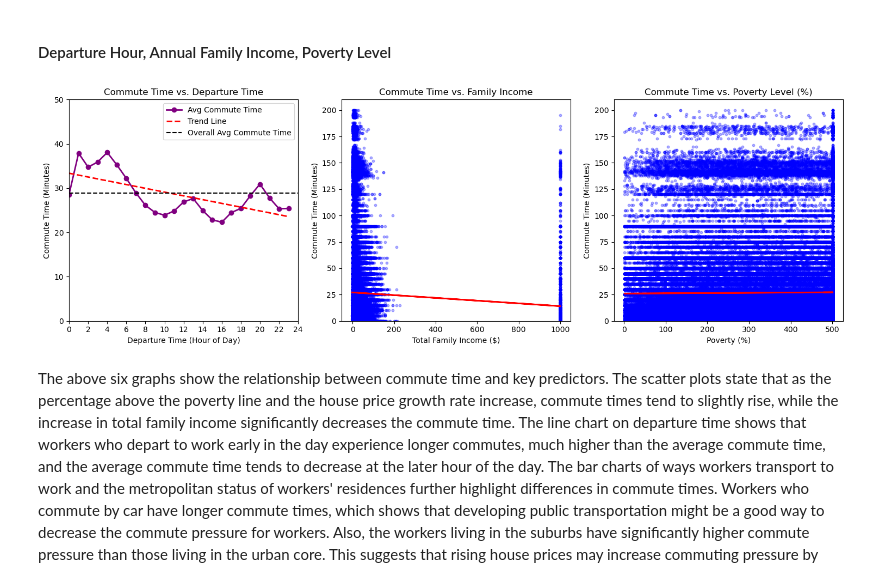
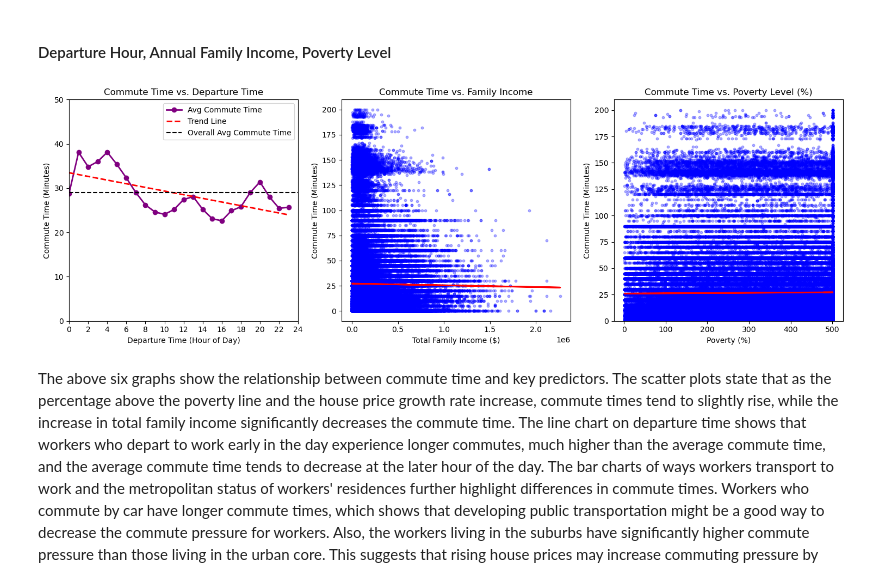
Before and after one commit to ECO225-W2025/eco225-project-code-DianaShen1224, a Jupyter notebook: Code/codebook.ipynb, the cells around one changed output. Saved outputs shown, nothing was run; the diff lists cells and outputs as text; code cells hidden in the pictures.

```diff
--- a/Code/codebook.ipynb
+++ b/Code/codebook.ipynb
@@ -103,6 +89,7 @@ Processing the MULTYEAR variable to identify the actual year of the survey in mu
 census_data['MULTYEAR'] = census_data['MULTYEAR'].fillna(census_data['YEAR'])
 census_data['MULTYEAR'] = census_data.MULTYEAR.astype(int)
 census_data= census_data[census_data['TRANTIME'] != 888]
+census_data= census_data[census_data['POVERTY'] != 0]
 # %% [markdown]
 ### Create New Columns
 # %% [markdown]
@@ -121,11 +104,14 @@ hp_melted.sort_values(by=['RegionID', 'Date'], inplace=True)
 january_data = hp_melted[hp_melted['Date'].dt.month == 1]
 december_data = hp_melted[hp_melted['Date'].dt.month == 12]
 
-yearly_data = pd.merge(january_data, december_data, on=['RegionID', 'Year'], suffixes=('_start', '_end'))
+yearly_data = pd.merge(january_data, december_data, on=['RegionID',
+                                                        'Year'],
+                       suffixes=('_start', '_end'))
 
-yearly_data['Yearly_Growth_Rate'] = ((yearly_data['Zillow Home Value Index (ZHVI)_end'] -
-                                      yearly_data['Zillow Home Value Index (ZHVI)_start']) /
-                                      yearly_data['Zillow Home Value Index (ZHVI)_start']) * 100
+yearly_data['Yearly_Growth_Rate'] = (
+    (yearly_data['Zillow Home Value Index (ZHVI)_end'] -
+  yearly_data['Zillow Home Value Index (ZHVI)_start']) /
+  yearly_data['Zillow Home Value Index (ZHVI)_start']) * 100
 yearly_data = yearly_data[['RegionID', 'Year', 'Yearly_Growth_Rate']]
 hp_meltedyear = pd.merge(hp_melted, yearly_data, on=['RegionID', 'Year'], how='left')
 hp_meltedyear.drop(columns=['Date'], inplace=True)
@@ -253,12 +225,14 @@ resultmerge = resultmerge.dropna()
 # %% [markdown]
 ### Filter Columns
 # %%
+resultmerge = resultmerge.rename(columns={'FTOTINC': 'Total Family Income'})
 columns_to_keep = [
-   'METRO', 'POVERTY', 'Work Transportation','Income Category','DEPARTS_CATEGORY',
-    'TRANTIME', 'DEPARTS', 'tFTOTINC',
-    'Year', 'RegionName', 'State', 'Metro','Yearly_Growth_Rate'
+    'METRO', 'POVERTY', 'Work Transportation', 'Income_Category', 'DEPARTS_CATEGORY',
+    'TRANTIME', 'DEPARTS', 'Total Family Income',
+    'Year', 'RegionName', 'State', 'Metro', 'Yearly_Growth_Rate',
+    'PWSTATE2', 'PWCOUNTY', 'STATEFIP', 'COUNTYFIP'
 ]
+
 resultmerge = resultmerge[columns_to_keep]
-resultmerge = pd.DataFrame(resultmerge)
 # %% [markdown]
 ## Summary Statistics Tables
@@ -469,40 +441,49 @@ axes[0].set_title("Commute Time vs. Departure Time")
 axes[0].set_xlabel("Departure Time (Hour of Day)")
 axes[0].set_ylabel("Commute Time (Minutes)")
 axes[0].set_xticks(range(0, 25, 2))
 axes[0].set_xlim(0, 24)
 axes[0].set_ylim(0, 50)
-axes[0].axhline(y=df["TRANTIME"].mean(), color="black", linestyle="--", label="Overall Avg Commute Time")
+axes[0].axhline(y=df["TRANTIME"].mean(),
+                color="black", linestyle="--",
+                label="Overall Avg Commute Time")
 axes[0].legend()
 
-X1 = resultmerge["tFTOTINC"].values.reshape(-1, 1)
+X1 = resultmerge["Total Family Income"].values.reshape(-1, 1)
 y1 = resultmerge["TRANTIME"].values.reshape(-1, 1)
 lr1 = LinearRegression().fit(X1, y1)
 y_pred1 = lr1.predict(X1)
 
-axes[1].scatter(resultmerge["tFTOTINC"], resultmerge["TRANTIME"], color=scatter_color, alpha=0.3, s=10)
-axes[1].plot(resultmerge["tFTOTINC"], y_pred1, color=line_color, linewidth=2)
+axes[1].scatter(resultmerge["Total Family Income"],
+                resultmerge["TRANTIME"],
+                color=scatter_color, alpha=0.3, s=10)
+
+axes[1].plot(resultmerge["Total Family Income"],
+             y_pred1, color=line_color, linewidth=2)
+
 axes[1].set_title("Commute Time vs. Family Income")
 axes[1].set_xlabel("Total Family Income ($)")
 axes[1].set_ylabel("Commute Time (Minutes)")
-axes[1].set_ylim(0, 210)
 
 resultmerge_poverty = resultmerge[resultmerge['POVERTY'] != 0]
 X2 = resultmerge_poverty["POVERTY"].values.reshape(-1, 1)
 y2 = resultmerge_poverty["TRANTIME"].values.reshape(-1, 1)
 lr2 = LinearRegression().fit(X2, y2)
 y_pred2 = lr2.predict(X2)
 
-axes[2].scatter(resultmerge_poverty["POVERTY"], resultmerge_poverty["TRANTIME"], color=scatter_color,
+axes[2].scatter(resultmerge_poverty["POVERTY"],
+                resultmerge_poverty["TRANTIME"],
+                color=scatter_color,
                 alpha=0.3, s=10)
-axes[2].plot(resultmerge_poverty["POVERTY"], y_pred2, color=line_color, linewidth=2)
+axes[2].plot(resultmerge_poverty["POVERTY"],
+             y_pred2, color=line_color, linewidth=2)
 axes[2].set_title("Commute Time vs. Poverty Level (%)")
 axes[2].set_xlabel("Poverty (%)")
 axes[2].set_ylabel("Commute Time (Minutes)")
 axes[2].set_ylim(0, 210)
 
 plt.tight_layout()
 plt.show()
 # %% [output]
-[figure, old version]
+[figure, new version]
 # %% [markdown]
 The above six graphs show the relationship between commute time and key predictors.  The scatter plots state that as the percentage above the poverty line and the house price growth rate increase, commute times tend to slightly rise, while the increase in total family income significantly decreases the commute time.  The line chart on departure time shows that workers who depart to work early in the day experience longer commutes, much higher than the average commute time, and the average commute time tends to decrease at the later hour of the day.   The bar charts of ways workers transport to work and the metropolitan status of workers' residences further highlight differences in commute times.  Workers who commute by car have longer commute times, which shows that developing public transportation might be a good way to decrease the commute pressure for workers.  Also, the workers living in the suburbs have significantly higher commute pressure than those living in the urban core.  This suggests that rising house prices may increase commuting pressure by pushing workers out of urban cores into suburban areas. This finding aligns with our literature review, which highlights that suburban residents typically face longer commute times, exacerbating time scarcity and limiting their economic and social mobility.
```
Also changed, not shown: parts of 119 cells of this notebook.
